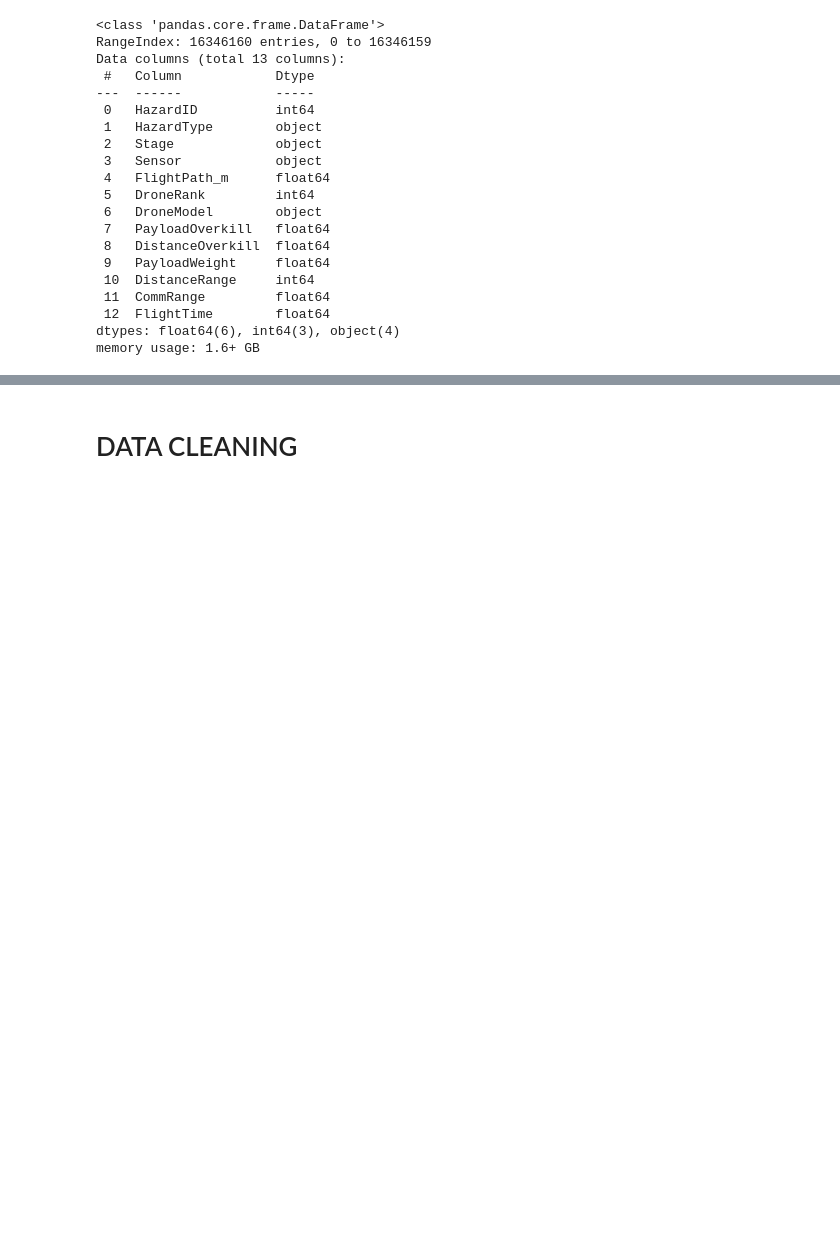
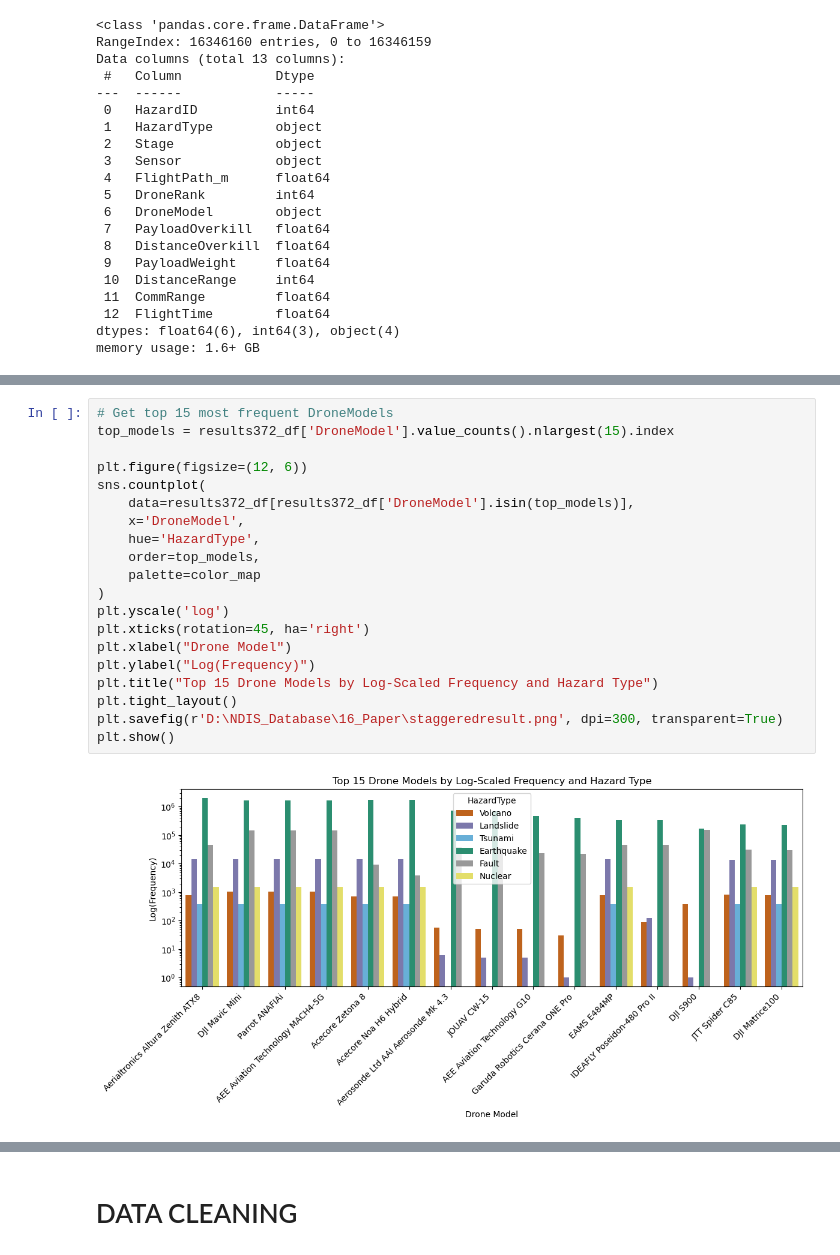
Before and after one commit to redrobbit/ndis, a Jupyter notebook: ArcGIS_Pro_processing/06_PostProMap.ipynb, the cells around one changed output, grey strips where cells are left out. Drawn from its saved outputs; the diff is of its cells as text; blank space fills up the shorter version.

```diff
--- a/ArcGIS_Pro_processing/06_PostProMap.ipynb
+++ b/ArcGIS_Pro_processing/06_PostProMap.ipynb
@@ -756,0 +838,22 @@ memory usage: 1.6+ GB
+# %%
+# Get top 15 most frequent DroneModels
+top_models = results372_df['DroneModel'].value_counts().nlargest(15).index
+
+plt.figure(figsize=(12, 6))
+sns.countplot(
+    data=results372_df[results372_df['DroneModel'].isin(top_models)],
+    x='DroneModel',
+    hue='HazardType',
+    order=top_models,
+    palette=color_map
+)
+plt.yscale('log')
+plt.xticks(rotation=45, ha='right')
+plt.xlabel("Drone Model")
+plt.ylabel("Log(Frequency)")
+plt.title("Top 15 Drone Models by Log-Scaled Frequency and Hazard Type")
+plt.tight_layout()
+plt.savefig(r'D:\NDIS_Database\16_Paper\staggeredresult.png', dpi=300, transparent=True)
+plt.show()
+# %% [output]
+[figure, added]
```
Also changed, not shown: parts of 16 cells of this notebook.
